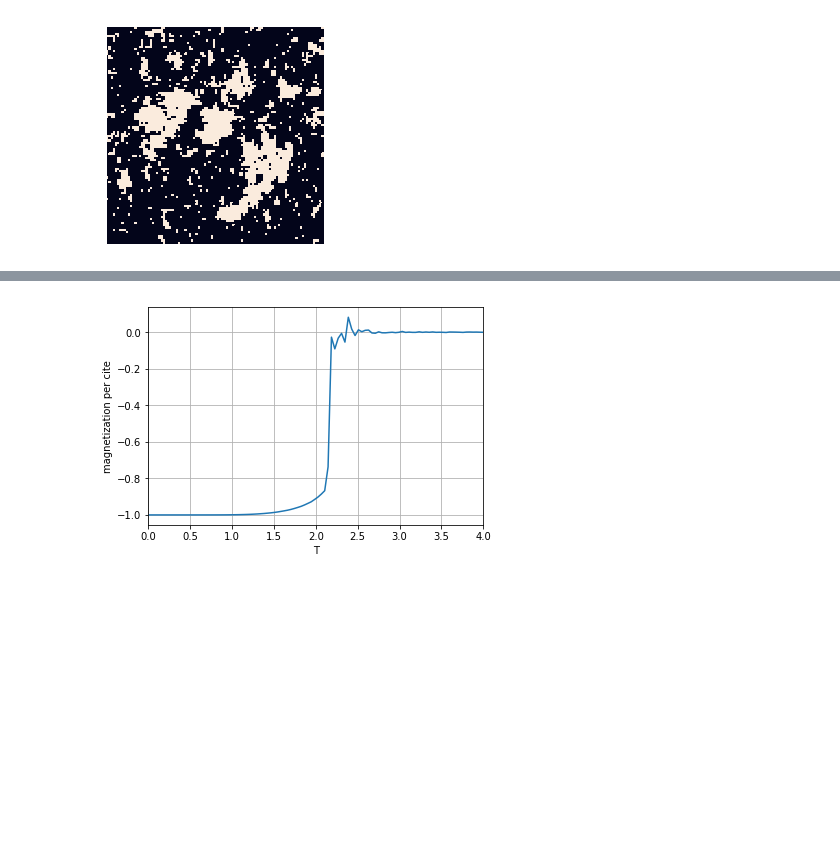
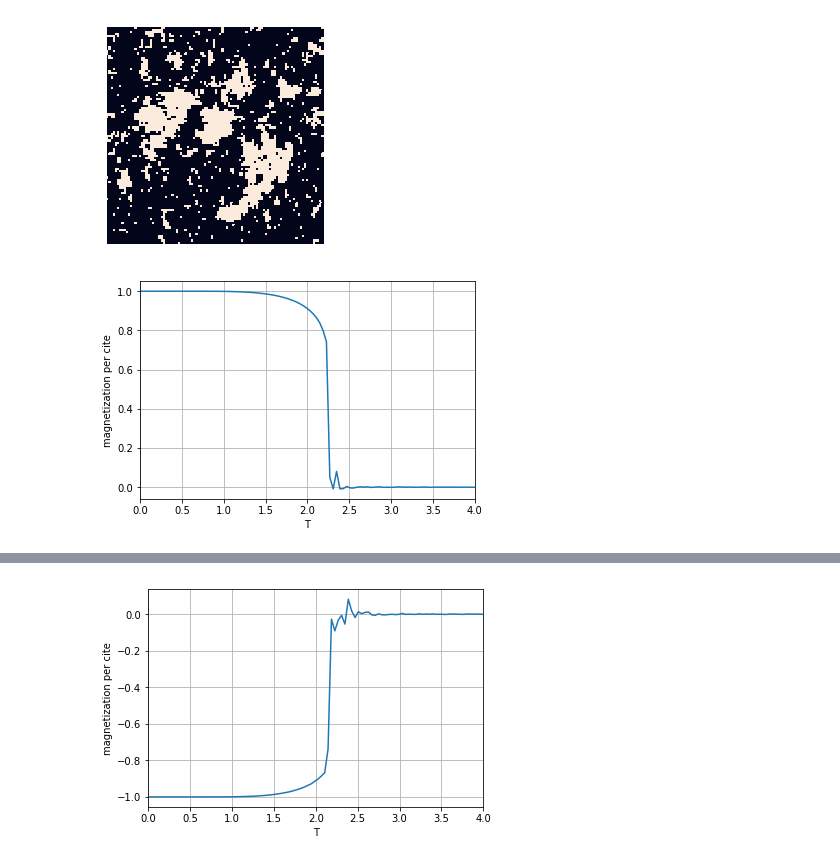
Before and after one commit to biyori-sh/IsingModel-MonteCarlo, a Jupyter notebook: Ising2d_MC.ipynb, the cells around one changed output, grey strips where cells are left out. Cells and saved outputs as stored; diff of their text form; code cells hidden in the pictures; blank space fills up the shorter version.

```diff
--- a/Ising2d_MC.ipynb
+++ b/Ising2d_MC.ipynb
@@ -489,8 +490,8 @@ def magnetization_plot(size_lat, temp_min, temp_max, coupling, ex_field):
     温度に対する1サイト当たりの磁化の計算とその温度-磁化グラフのプロット
     T_c = 2J/log(sqrt(2)+1) ~ 2.27J
     """
-    num_update = 40000 # 最大更新回数
-    num_update_eq = 10000 # 最大更新回数のうち熱平衡へ移すための更新回数
+    num_update = 20000 # 最大更新回数
+    num_update_eq = 5000 # 最大更新回数のうち熱平衡へ移すための更新回数
     mag_lst =[] # 各温度における1サイトあたりの磁化のリスト
     mag_sample = [] # 各温度における1サイトあたりの磁化のサンプルのリスト
     temp_step = 100 # プロットする温度の分割数
@@ -659,4 +660,6 @@ Wall time: 606 ms
 [figure]
 # %%
 %%time
-magnetization_plot(32, 0.01, 4.0, 1.0, 0.0)
+magnetization_plot(64, 0.01, 4.0, 1.0, 0.0)
+# %% [output]
+[figure, added]
```
Also changed, not shown: parts of 3 cells of this notebook.
